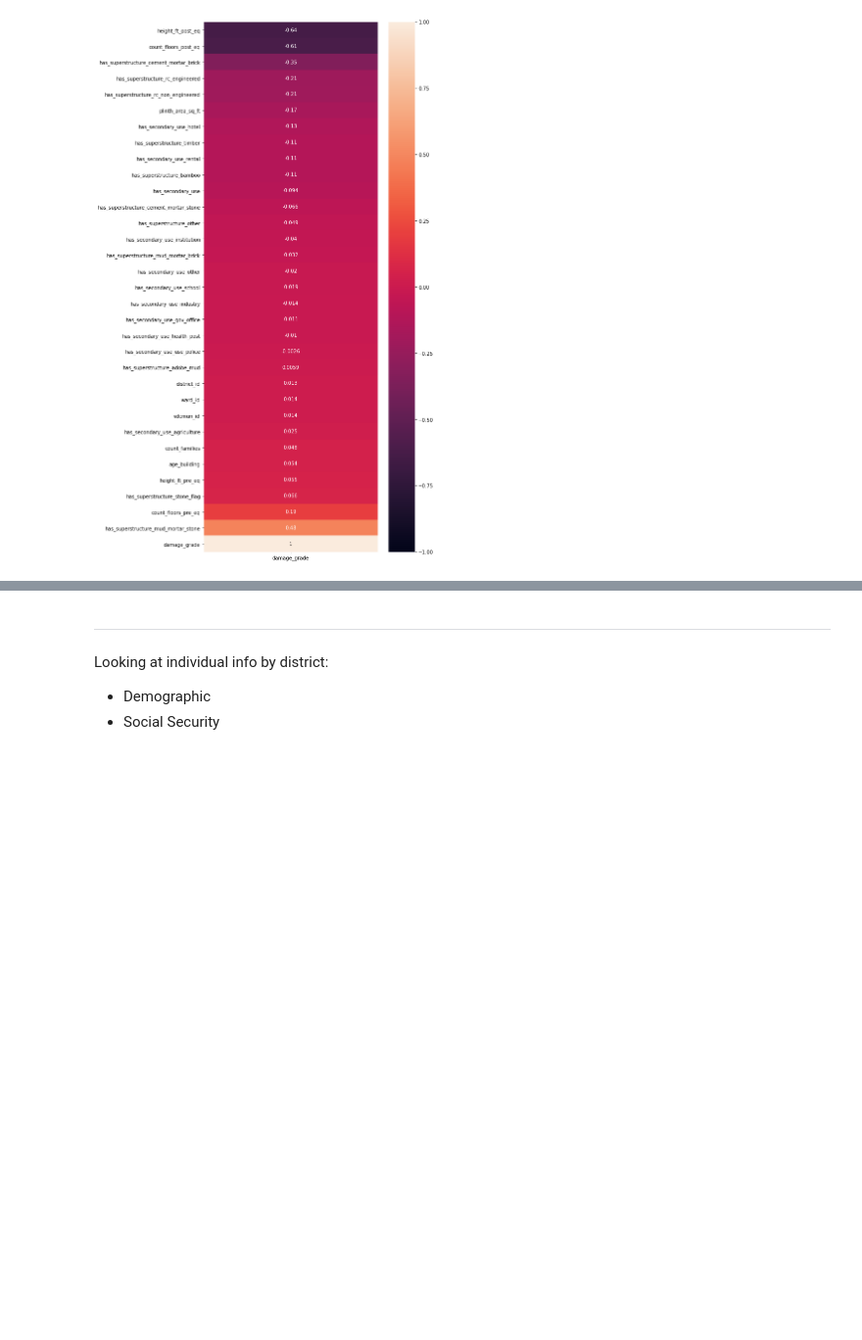
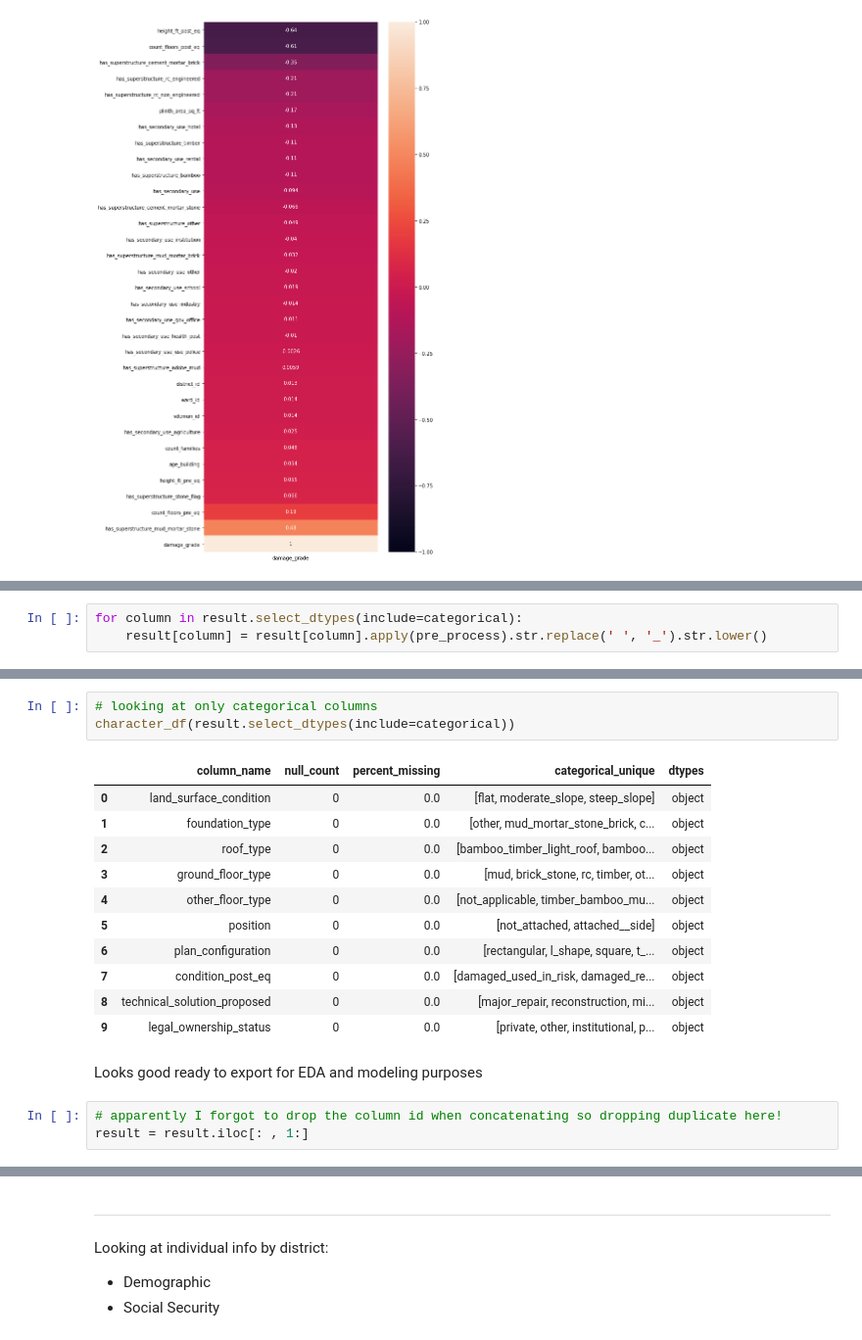
Before and after one commit to JesselyEnriquez/climateJustice, a Jupyter notebook: Code/Cleaning_N_EDA/earthquake_scrub.ipynb, the cells around one changed output, grey strips where cells are left out. Shown at 98% size. Cells and saved outputs as stored; diff of their text form; blank space fills up the shorter version.

Commit message:
adding cleaned df ntbk N first model

```diff
--- a/Code/Cleaning_N_EDA/earthquake_scrub.ipynb
+++ b/Code/Cleaning_N_EDA/earthquake_scrub.ipynb
@@ -438,0 +462,3 @@ sns.heatmap(corr, annot = True, vmin = -1, vmax = 1);
+# %%
+for column in result.select_dtypes(include=categorical):
+    result[column] = result[column].apply(pre_process).str.replace(' ', '_').str.lower()
@@ -438,0 +474,20 @@ sns.heatmap(corr, annot = True, vmin = -1, vmax = 1);
+# %%
+# looking at only categorical columns
+character_df(result.select_dtypes(include=categorical))
+# %% [output]
+|  | column_name | null_count | percent_missing | categorical_unique | dtypes |
+| 0 | land_surface_condition | 0 | 0.0 | [flat, moderate_slope, steep_slope] | object |
+| 1 | foundation_type | 0 | 0.0 | [other, mud_mortar_stone_brick, c... | object |
+| 2 | roof_type | 0 | 0.0 | [bamboo_timber_light_roof, bamboo... | object |
+| 3 | ground_floor_type | 0 | 0.0 | [mud, brick_stone, rc, timber, ot... | object |
+| 4 | other_floor_type | 0 | 0.0 | [not_applicable, timber_bamboo_mu... | object |
+| 5 | position | 0 | 0.0 | [not_attached, attached__side] | object |
+| 6 | plan_configuration | 0 | 0.0 | [rectangular, l_shape, square, t_... | object |
+| 7 | condition_post_eq | 0 | 0.0 | [damaged_used_in_risk, damaged_re... | object |
+| 8 | technical_solution_proposed | 0 | 0.0 | [major_repair, reconstruction, mi... | object |
+| 9 | legal_ownership_status | 0 | 0.0 | [private, other, institutional, p... | object |
+# %% [markdown]
+Looks good ready to export for EDA and modeling purposes
+# %%
+# apparently I forgot to drop the column id when concatenating so dropping duplicate here!
+result = result.iloc[: , 1:]
```
Also changed, not shown: parts of 11 cells of this notebook, 3 other files.
